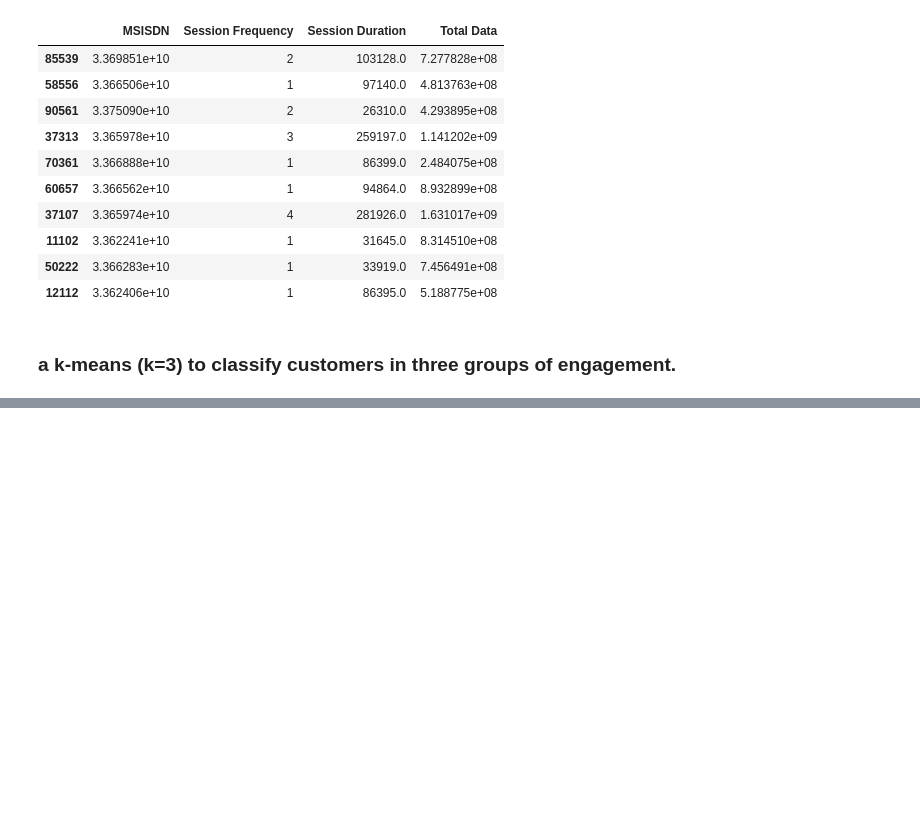
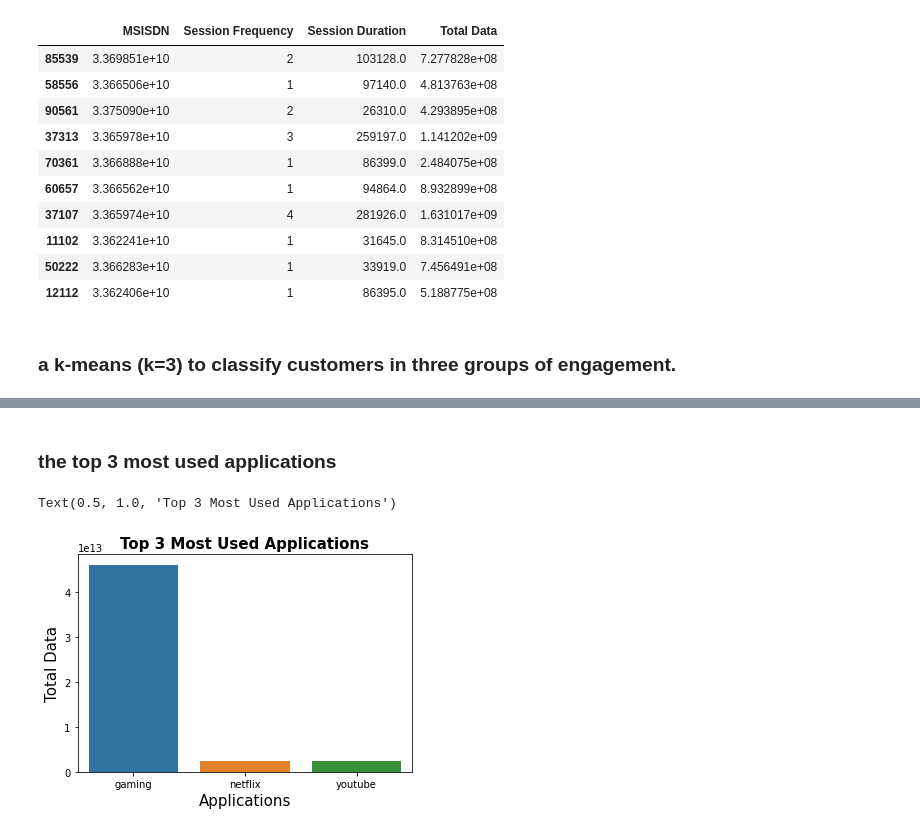
Before and after one commit to abreham-g/Telecom-Data-Analysis, a Jupyter notebook: notebook/User_Engagement.ipynb, the cells around one changed output, grey strips where cells are left out. Cells and saved outputs as stored; diff of their text form; code cells hidden in the pictures; blank space fills up the shorter version.

Commit message:
user Engagement

```diff
--- a/notebook/User_Engagement.ipynb
+++ b/notebook/User_Engagement.ipynb
@@ -117,0 +197,18 @@ userEngagementDF.sample(10)
+# %%
+# sum up download and upload data for each application
+google = dataFrame['Google DL (Bytes)']+ dataFrame['Google UL (Bytes)']
+email = dataFrame['Email DL (Bytes)']+ dataFrame['Email UL (Bytes)']
+gaming = dataFrame['Gaming DL (Bytes)']+ dataFrame['Gaming UL (Bytes)']
+youtube = dataFrame['Youtube DL (Bytes)']+ dataFrame['Youtube UL (Bytes)']
+netflix = dataFrame['Netflix DL (Bytes)']+ dataFrame['Netflix UL (Bytes)']
+social = dataFrame['Social Media DL (Bytes)']+ dataFrame['Social Media UL (Bytes)']
+
+userEngagementDF['google']=google
+userEngagementDF['email']=email
+userEngagementDF['gaming']=gaming
+userEngagementDF['youtube']=youtube
+userEngagementDF['netflix']=netflix
+userEngagementDF['social']=social
+
+sumApplicationsDF=userEngagementDF.groupby('MSISDN')[['google','youtube','netflix','social','email','gaming']].sum()
+sumApplicationsDF[['google']].sort_values(by ='google',ascending=False).head(10)
@@ -117,0 +273,12 @@ userEngagementDF.sample(10)
+# %% [markdown]
+  ### the top 3 most used applications
+# %%
+sumApplicationsDF=userEngagementDF.groupby('MSISDN')[['google','youtube','netflix','social','email','gaming']].sum()
+largestApps=sumApplicationsDF[['google','youtube','netflix','social','email','gaming']].sum().nlargest(3)
+ax=sns.barplot(largestApps.index, largestApps.values)
+ax.set_xlabel('Applications', fontsize=15)
+ax.set_ylabel('Total Data' , fontsize=15)
+ax.set_title('Top 3 Most Used Applications', fontsize=15, fontweight='bold')
+# %% [output]
+Text(0.5, 1.0, 'Top 3 Most Used Applications')
+[figure, added]
```
Also changed, not shown: parts of 23 cells of this notebook.
